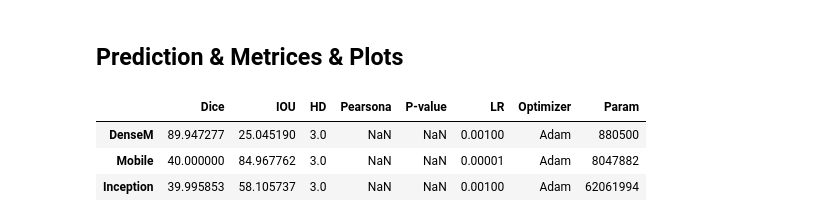
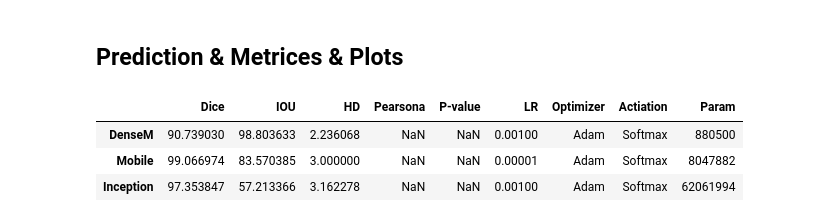
Before and after one commit to MahBadran93/Covid19Segmentation, a Jupyter notebook: SSIProject.ipynb, the cells around one changed output. Saved outputs shown, nothing was run; the diff lists cells and outputs as text; code cells hidden in the pictures.

```diff
--- a/SSIProject.ipynb
+++ b/SSIProject.ipynb
@@ -234,58 +266,78 @@ met.showLossAccu(history)
 ## **Prediction & Metrices & Plots**
 # %%
 #========================= Evaluate ==============================================
+# Dense Model scores
 scoreDense =model.evaluate(X_tset,Y_test,batch_size=26)
+# pretrained model scores
 scoreMobile =mobileModel.evaluate(X_tset,Y_test,batch_size=26)
 scoreInception =inceptionModel.evaluate(X_tset,Y_test,batch_size=26)
 
 #=======================Find predections==========================================
+# Dense model results
 predDense= model.predict(X_tset)
+predDense[predDense>=0.5]=1
+predDense[predDense<0.5]=0
+predDenseThrhld = np.squeeze(predDense) # (352, 128, 128, 4)
+
+# pretrained model results, call if you load the mobile and inception models
 predMobile= mobileModel.predict(X_tset)
+predMobile[predMobile>=0.5]=1
+predMobile[predMobile<0.5]=0
+predMobileThrhld = np.squeeze(predMobile) # (352, 128, 128, 4)
+
 predInception= inceptionModel.predict(X_tset)
+predInception[predInception>=0.5]=1
+predInception[predInception<0.5]=0
+predInceptionThrhld = np.squeeze(predInception) # (352, 128, 128, 4)
+
 
 # merge the labels in last axis, test and predict from dense model
-pred_merge = np.argmax(predDense, axis = 3)
+pred_merge = np.argmax(predDenseThrhld, axis = 3) # (352, 128, 128)
 test = np.argmax(Y_test, axis = 3)
 # %%
 # ======================= Metrices & Statistics====================================
 
 # Dice Cof for mobile & Inception. ?? Ask difference between calling dice in compile and in standalone function
 cofMobile = met.dice_coef(Y_test,predMobile)
 cofInception = met.dice_coef(Y_test,predInception)
 
-# Jaccard(IOU), for Dense model ??
-iouDense = met.jc(Y_test,predDense)
-iouMobile = met.jc(Y_test,predInception)
+# Jaccard(IOU)
+iouDense = met.jc(Y_test,predDenseThrhld)
+iouMobile = met.jc(Y_test,predMobileThrhld)
 
 # Hausdorff Distance ??
-hdDense = met.Hausdorff(Y_test,predDense)
-hdMobile = met.Hausdorff(Y_test,predMobile)
-hdInception = met.Hausdorff(Y_test,predInception)
+hdDense = met.Hausdorff(Y_test,predDenseThrhld)
+hdMobile = met.Hausdorff(Y_test,predMobileThrhld)
+hdInception = met.Hausdorff(Y_test,predInceptionThrhld)
 
 
 # Pearsona & P-value, returns null ?????
-pDense = met.pearsonr_Corr(Y_test,predDense)
+pDense = met.pearsonr_Corr(Y_test,predDenseThrhld)
+pMobile = met.pearsonr_Corr(Y_test,predMobileThrhld)
+pIncep = met.pearsonr_Corr(Y_test,predInceptionThrhld)
+
 
 # ................ Table Parameters..............................................
 
 # Import pandas library
 import pandas as pd
 
 data = {'Dice':[scoreDense[1]*100,cofMobile*100,cofInception*100],
         'IOU':[iouDense*100,scoreMobile[1]*100,scoreInception[1]*100],
         'HD':[hdDense, hdMobile, hdInception],
         'Pearsona':[pDense[0], pMobile[0], pIncep[0]],
         'P-value':[pDense[1], pMobile[1], pIncep[1]],
         'LR':[0.001, 0.00001, 0.001],
         'Optimizer':['Adam', 'Adam', 'Adam'],
+        'Actiation':['Softmax', 'Softmax', 'Softmax'],
         'Param':[model.count_params(),mobileModel.count_params(), inceptionModel.count_params() ]}
 # Create the pandas DataFrame
 df = pd.DataFrame(data,index =['DenseM', 'Mobile', 'Inception'])
 
 # print dataframe.
 df
 # %% [output]
-|  | Dice | IOU | HD | Pearsona | P-value | LR | Optimizer | Param |
-| DenseM | 89.947277 | 25.045190 | 3.0 | NaN | NaN | 0.00100 | Adam | 880500 |
-| Mobile | 40.000000 | 84.967762 | 3.0 | NaN | NaN | 0.00001 | Adam | 8047882 |
-| Inception | 39.995853 | 58.105737 | 3.0 | NaN | NaN | 0.00100 | Adam | 62061994 |
+|  | Dice | IOU | HD | Pearsona | P-value | LR | Optimizer | Actiation | Param |
+| DenseM | 90.739030 | 98.803633 | 2.236068 | NaN | NaN | 0.00100 | Adam | Softmax | 880500 |
+| Mobile | 99.066974 | 83.570385 | 3.000000 | NaN | NaN | 0.00001 | Adam | Softmax | 8047882 |
+| Inception | 97.353847 | 57.213366 | 3.162278 | NaN | NaN | 0.00100 | Adam | Softmax | 62061994 |
```
Also changed, not shown: parts of 10 cells of this notebook, 3 other files.
